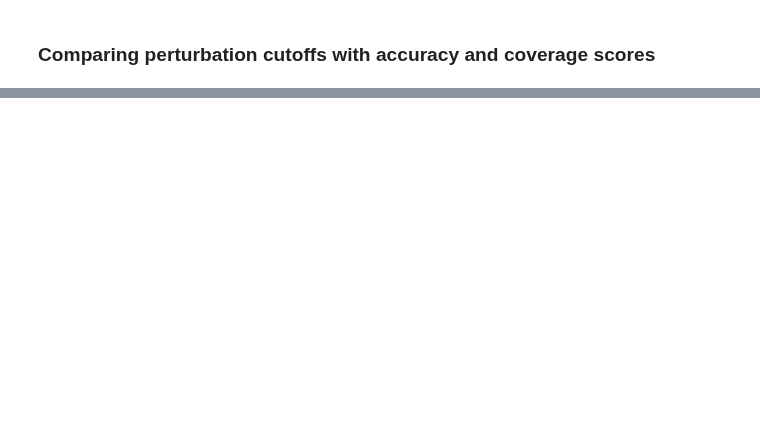
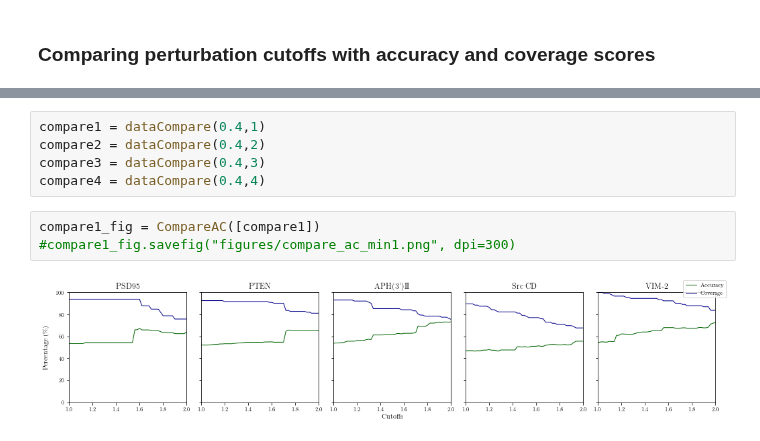
Before and after one commit to CrisSotomayor/perturbation-networks-get-data, a Jupyter notebook: figure_behavior.ipynb, the cells around one changed output, grey strips where cells are left out. Saved outputs shown, nothing was run; the diff lists cells and outputs as text; blank space fills up the shorter version.

```diff
--- a/figure_behavior.ipynb
+++ b/figure_behavior.ipynb
@@ -349,3 +465,13 @@ def CompareAC(functional_cutoff, network_mincount, thresh=9.0):
 
     return fig
+# %%
+compare1 = dataCompare(0.4,1)
+compare2 = dataCompare(0.4,2)
+compare3 = dataCompare(0.4,3)
+compare4 = dataCompare(0.4,4)
+# %%
+compare1_fig = CompareAC([compare1])
+#compare1_fig.savefig("figures/compare_ac_min1.png", dpi=300)
+# %% [output]
+[figure, added]
 # %%
```
Also changed, not shown: parts of 21 cells of this notebook, 6 other files.
